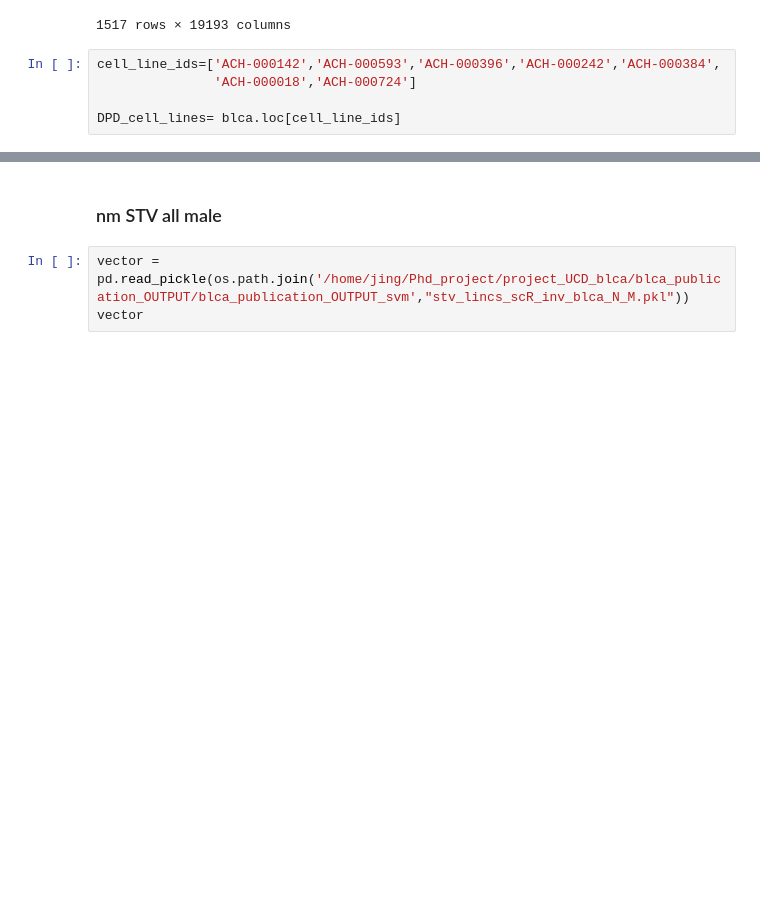
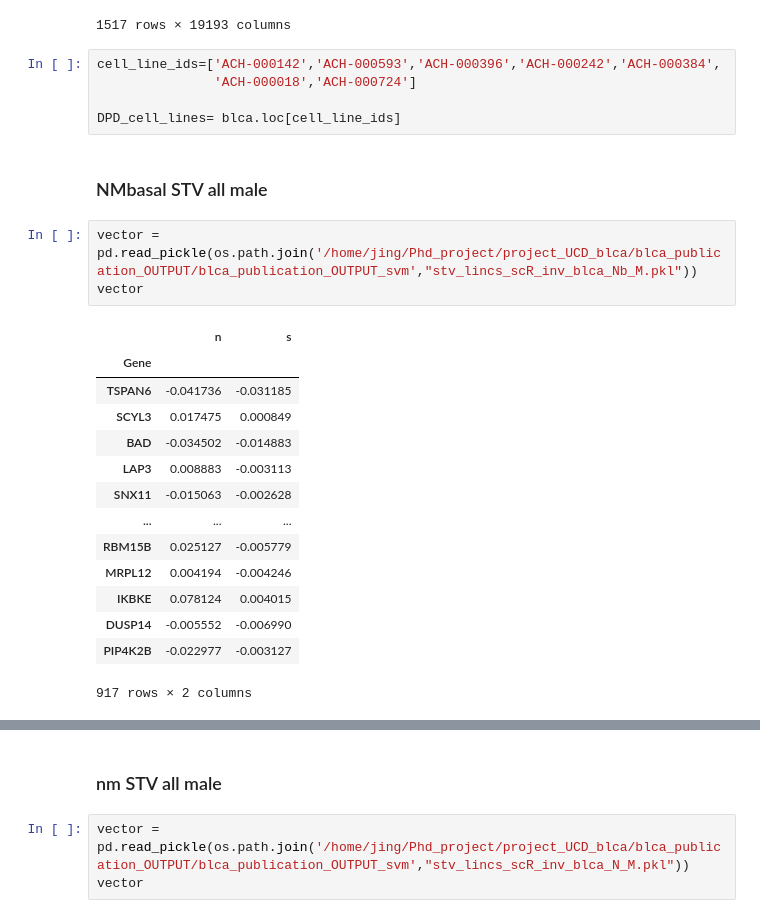
Before and after one commit to jingsday/blca_publication, a Jupyter notebook: blca_publication_Scripts/blca_Scripts_fgfr/blca_Scripts_depmap.ipynb, the cells around one changed output, grey strips where cells are left out. Saved outputs shown, nothing was run; the diff lists cells and outputs as text; blank space fills up the shorter version.

```diff
--- a/blca_publication_Scripts/blca_Scripts_fgfr/blca_Scripts_depmap.ipynb
+++ b/blca_publication_Scripts/blca_Scripts_fgfr/blca_Scripts_depmap.ipynb
@@ -124,3 +124,23 @@ cell_line_ids=['ACH-000142','ACH-000593','ACH-000396','ACH-000242','ACH-000384',
                'ACH-000018','ACH-000724']
 
 DPD_cell_lines= blca.loc[cell_line_ids]
+# %% [markdown]
+### NMbasal STV all male
+# %%
+vector = pd.read_pickle(os.path.join('/home/jing/Phd_project/project_UCD_blca/blca_publication_OUTPUT/blca_publication_OUTPUT_svm',"stv_lincs_scR_inv_blca_Nb_M.pkl"))
+vector
+# %% [output]
+|  | n | s |
+| Gene |  |  |
+| TSPAN6 | -0.041736 | -0.031185 |
+| SCYL3 | 0.017475 | 0.000849 |
+| BAD | -0.034502 | -0.014883 |
+| LAP3 | 0.008883 | -0.003113 |
+| SNX11 | -0.015063 | -0.002628 |
+| ... | ... | ... |
+| RBM15B | 0.025127 | -0.005779 |
+| MRPL12 | 0.004194 | -0.004246 |
+| IKBKE | 0.078124 | 0.004015 |
+| DUSP14 | -0.005552 | -0.006990 |
+| PIP4K2B | -0.022977 | -0.003127 |
+917 rows × 2 columns
```
Also changed, not shown: parts of 7 cells of this notebook.
